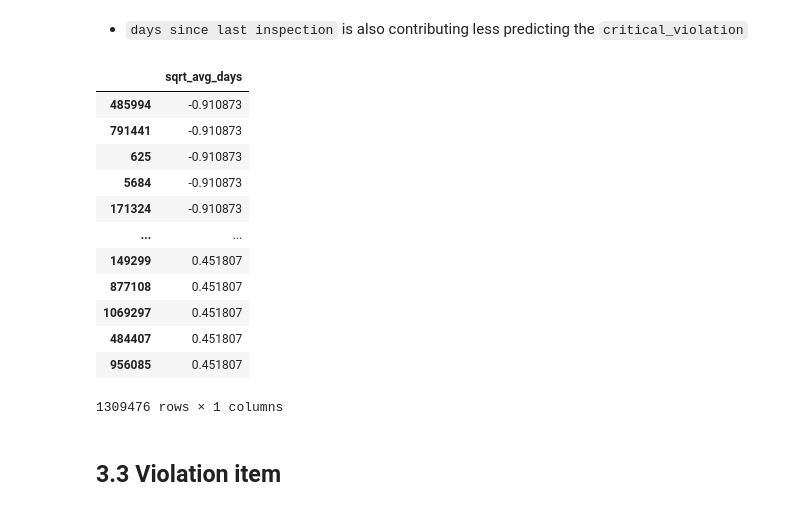
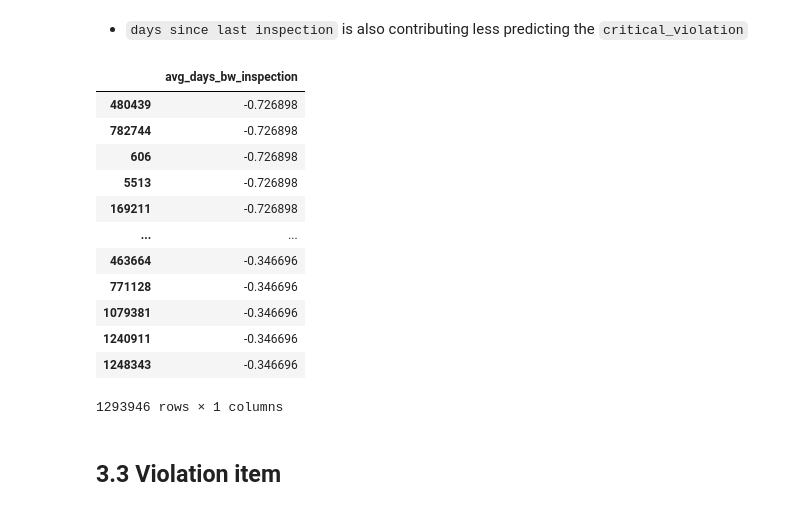
Before and after one commit to bringesh2001/Food-Borne-Illness-prediction-in-NewYork-Restaurants, a Jupyter notebook: Notebooks/Feature_Engg.ipynb, the cells around one changed output. Drawn from its saved outputs; the diff is of its cells as text; code cells hidden in the pictures.

Commit message:
Feature selection and creation

```diff
--- a/Notebooks/Feature_Engg.ipynb
+++ b/Notebooks/Feature_Engg.ipynb
@@ -58,7 +58,7 @@ cur =None
 # %%
 engine = create_engine(f'postgresql://{user_name}:{pwd}@{hostname}:{port_id}/{database}')
 # %%
-sql = 'SELECT * FROM f_eng_col'
+sql = 'SELECT * FROM f_engg_col'
 # %%
 f_eng = pd.read_sql_query(sql,engine)
 # %%
@@ -99,0 +125,3 @@ ff_eng = feature_eng(f_eng)
+# %%
+# Create permit status feature
+ff_eng['permit_status'] = ff_eng.groupby('facility')['permit_expiration_date'].transform(lambda x: ['Active' if i > pd.to_datetime('today') else 'Expired' for i in x])
@@ -395,24 +430,24 @@ Bi-variate Analysis between critical_violation and sqrt_avg_days
 # %%
 avg_days_since_pipe = Pipeline(
     steps=[
         ('scaler',StandardScaler())
     ]
 )
-avg_days_since_pipe.fit_transform(ff_eng[['sqrt_avg_days']])
+avg_days_since_pipe.fit_transform(ff_eng[['avg_days_bw_inspection']])
 # %% [output]
-|  | sqrt_avg_days |
-| 485994 | -0.910873 |
-| 791441 | -0.910873 |
-| 625 | -0.910873 |
-| 5684 | -0.910873 |
-| 171324 | -0.910873 |
+|  | avg_days_bw_inspection |
+| 480439 | -0.726898 |
+| 782744 | -0.726898 |
+| 606 | -0.726898 |
+| 5513 | -0.726898 |
+| 169211 | -0.726898 |
 | ... | ... |
-| 149299 | 0.451807 |
-| 877108 | 0.451807 |
-| 1069297 | 0.451807 |
-| 484407 | 0.451807 |
-| 956085 | 0.451807 |
+| 463664 | -0.346696 |
+| 771128 | -0.346696 |
+| 1079381 | -0.346696 |
+| 1240911 | -0.346696 |
+| 1248343 | -0.346696 |
-1309476 rows × 1 columns
+1293946 rows × 1 columns
 # %% [markdown]
 ## 3.3 Violation item
 # %%
```
Also changed, not shown: parts of 32 cells of this notebook.
